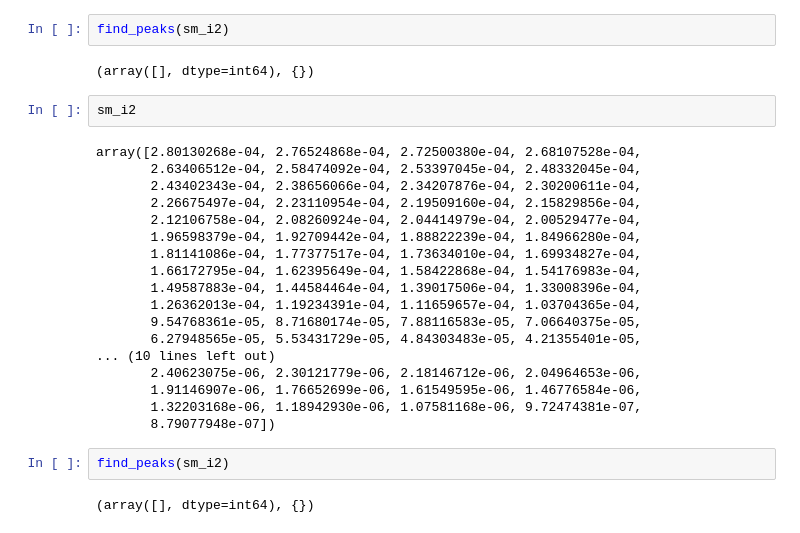
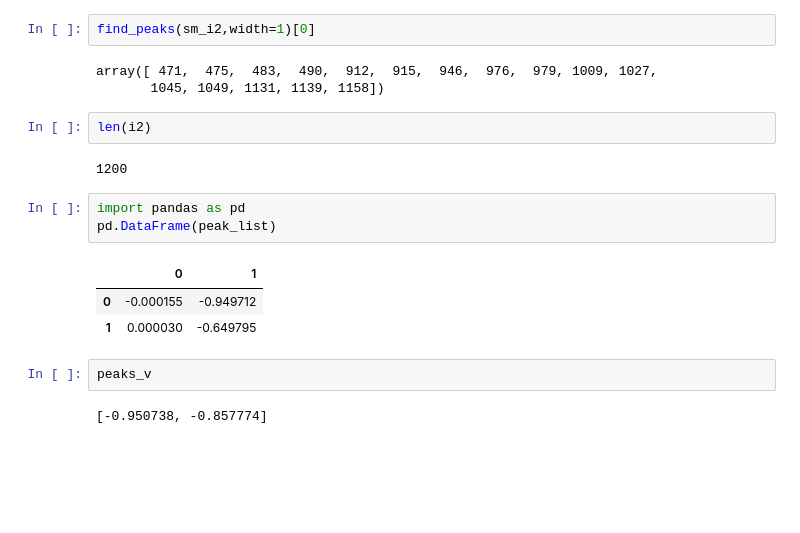
Before and after one commit to kirkpsmith/voltammetry.py, a Jupyter notebook: kirk.ipynb, the cells around one changed output. Cells and saved outputs as stored; diff of their text form; blank space fills up the shorter version.

```diff
--- a/kirk.ipynb
+++ b/kirk.ipynb
@@ -49,28 +50,20 @@ len(find_peaks(sm_i2)[0])
 # %%
-find_peaks(sm_i2)
+find_peaks(sm_i2,width=1)[0]
 # %% [output]
-(array([], dtype=int64), {})
+array([ 471,  475,  483,  490,  912,  915,  946,  976,  979, 1009, 1027,
+       1045, 1049, 1131, 1139, 1158])
-# %%
-sm_i2
-# %% [output]
-array([2.80130268e-04, 2.76524868e-04, 2.72500380e-04, 2.68107528e-04,
-       2.63406512e-04, 2.58474092e-04, 2.53397045e-04, 2.48332045e-04,
-       2.43402343e-04, 2.38656066e-04, 2.34207876e-04, 2.30200611e-04,
-       2.26675497e-04, 2.23110954e-04, 2.19509160e-04, 2.15829856e-04,
-       2.12106758e-04, 2.08260924e-04, 2.04414979e-04, 2.00529477e-04,
-       1.96598379e-04, 1.92709442e-04, 1.88822239e-04, 1.84966280e-04,
-       1.81141086e-04, 1.77377517e-04, 1.73634010e-04, 1.69934827e-04,
-       1.66172795e-04, 1.62395649e-04, 1.58422868e-04, 1.54176983e-04,
-       1.49587883e-04, 1.44584464e-04, 1.39017506e-04, 1.33008396e-04,
-       1.26362013e-04, 1.19234391e-04, 1.11659657e-04, 1.03704365e-04,
-       9.54768361e-05, 8.71680174e-05, 7.88116583e-05, 7.06640375e-05,
-       6.27948565e-05, 5.53431729e-05, 4.84303483e-05, 4.21355401e-05,
-... (10 lines left out)
-       2.40623075e-06, 2.30121779e-06, 2.18146712e-06, 2.04964653e-06,
-       1.91146907e-06, 1.76652699e-06, 1.61549595e-06, 1.46776584e-06,
-       1.32203168e-06, 1.18942930e-06, 1.07581168e-06, 9.72474381e-07,
-       8.79077948e-07])
-# %%
-find_peaks(sm_i2)
-# %% [output]
-(array([], dtype=int64), {})
+# %%
+len(i2)
+# %% [output]
+1200
+# %%
+import pandas as pd
+pd.DataFrame(peak_list)
+# %% [output]
+|  | 0 | 1 |
+| 0 | -0.000155 | -0.949712 |
+| 1 | 0.000030 | -0.649795 |
+# %%
+peaks_v
+# %% [output]
+[-0.950738, -0.857774]
```
Also changed, not shown: parts of 3 cells of this notebook, 1 other file.
